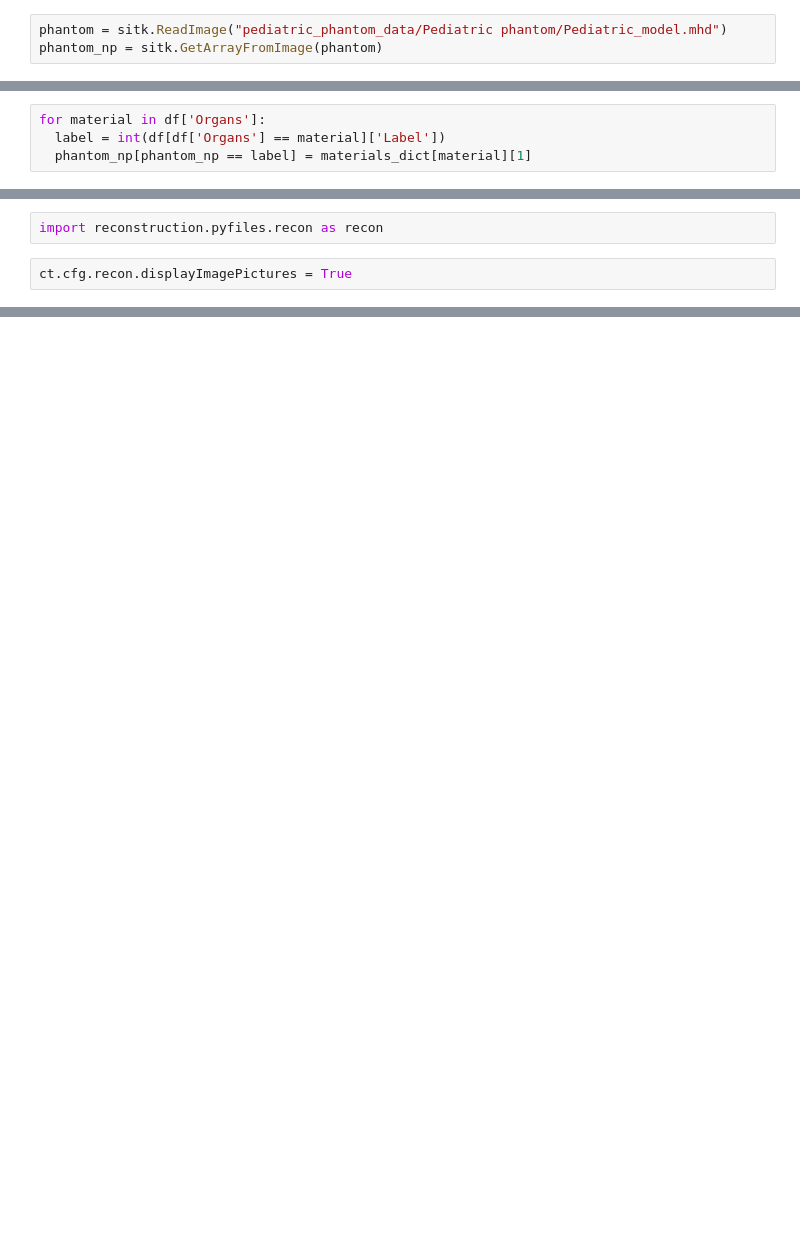
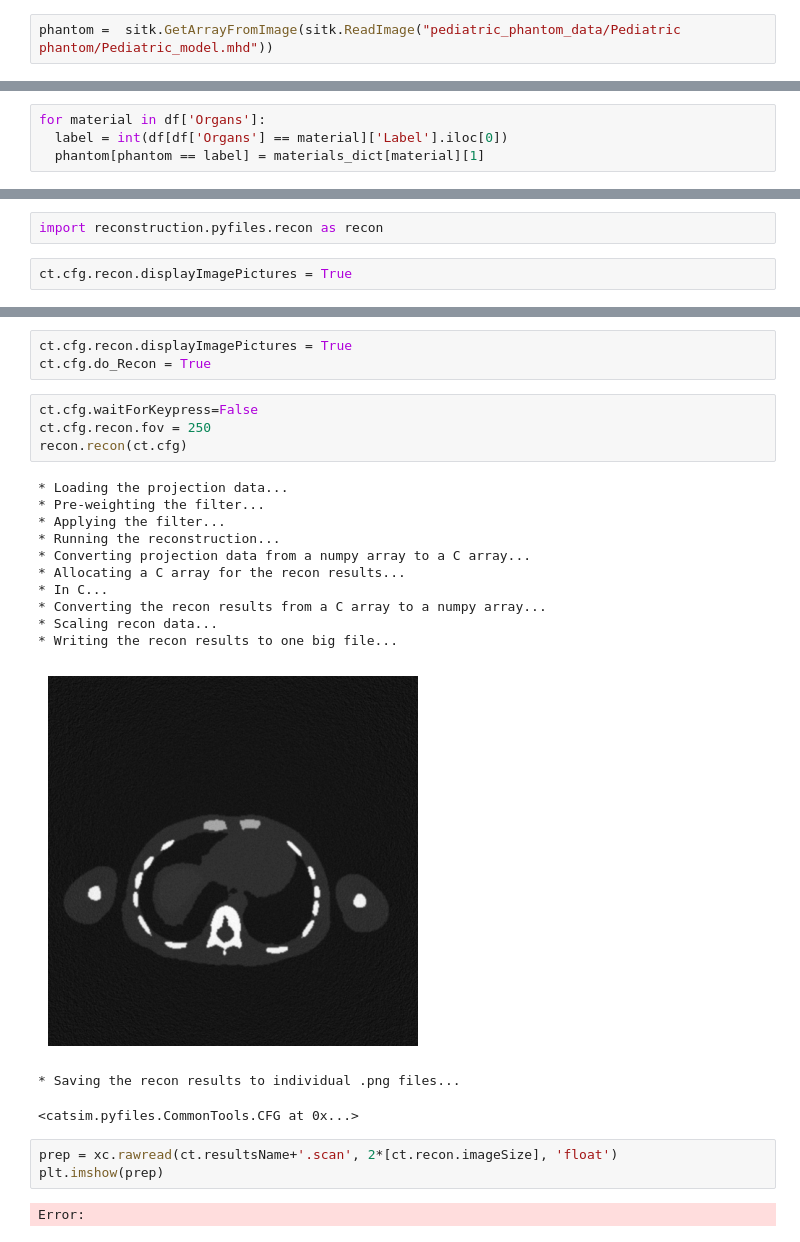
Before and after one commit to bnel1201/XCIST_demo, a Jupyter notebook: opensource_peds_demo.ipynb, the cells around one changed output, grey strips where cells are left out. Cells and saved outputs as stored; diff of their text form; blank space fills up the shorter version.

```diff
--- a/opensource_peds_demo.ipynb
+++ b/opensource_peds_demo.ipynb
@@ -89,4 +54,3 @@ However, in this demo we load it immediately into a numpy object
 # %%
-phantom = sitk.ReadImage("pediatric_phantom_data/Pediatric phantom/Pediatric_model.mhd")
-phantom_np = sitk.GetArrayFromImage(phantom)
+phantom =  sitk.GetArrayFromImage(sitk.ReadImage("pediatric_phantom_data/Pediatric phantom/Pediatric_model.mhd"))
 # %%
@@ -168,5 +132,5 @@ Using this dictionary we reassign the phantom voxels to the desired HU values (w
 # %%
 for material in df['Organs']:
-  label = int(df[df['Organs'] == material]['Label'])
-  phantom_np[phantom_np == label] = materials_dict[material][1]
+  label = int(df[df['Organs'] == material]['Label'].iloc[0])
+  phantom[phantom == label] = materials_dict[material][1]
 # %% [markdown]
@@ -515,0 +442,26 @@ ValueError: ignored
+# %%
+ct.cfg.recon.displayImagePictures = True
+ct.cfg.do_Recon = True
+# %%
+ct.cfg.waitForKeypress=False
+ct.cfg.recon.fov = 250
+recon.recon(ct.cfg)
+# %% [output]
+* Loading the projection data...
+* Pre-weighting the filter...
+* Applying the filter...
+* Running the reconstruction...
+* Converting projection data from a numpy array to a C array...
+* Allocating a C array for the recon results...
+* In C...
+* Converting the recon results from a C array to a numpy array...
+* Scaling recon data...
+* Writing the recon results to one big file...
+[figure, added]
+* Saving the recon results to individual .png files...
+<catsim.pyfiles.CommonTools.CFG at 0x...>
+# %%
+prep = xc.rawread(ct.resultsName+'.scan', 2*[ct.recon.imageSize], 'float')
+plt.imshow(prep)
+# %% [output]
+Error:
```
Also changed, not shown: parts of 38 cells of this notebook, 4 other files.
